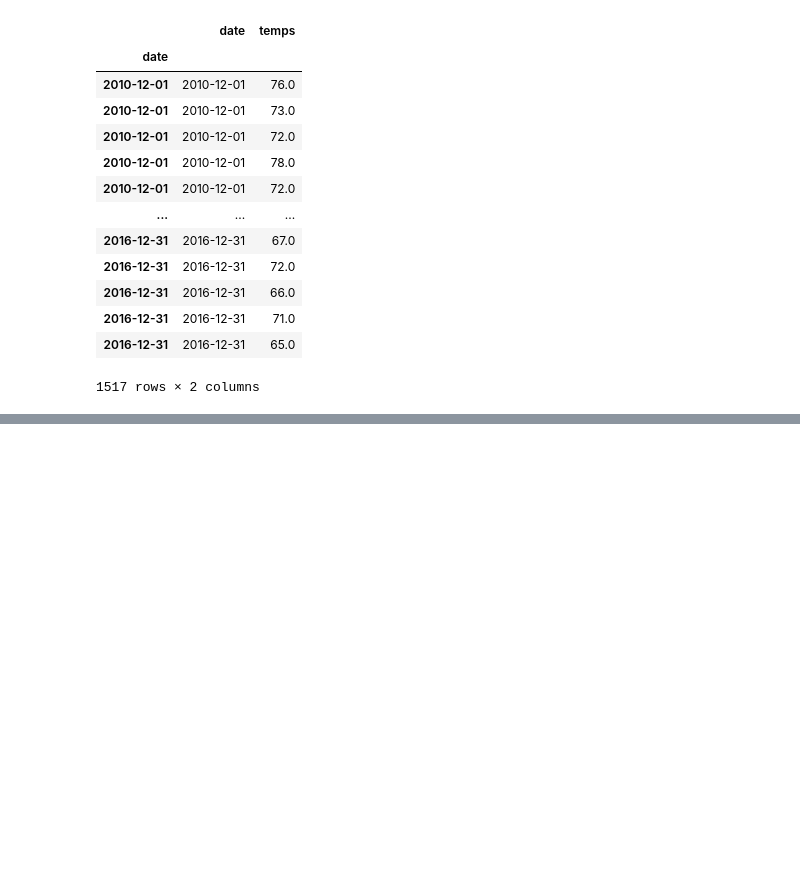
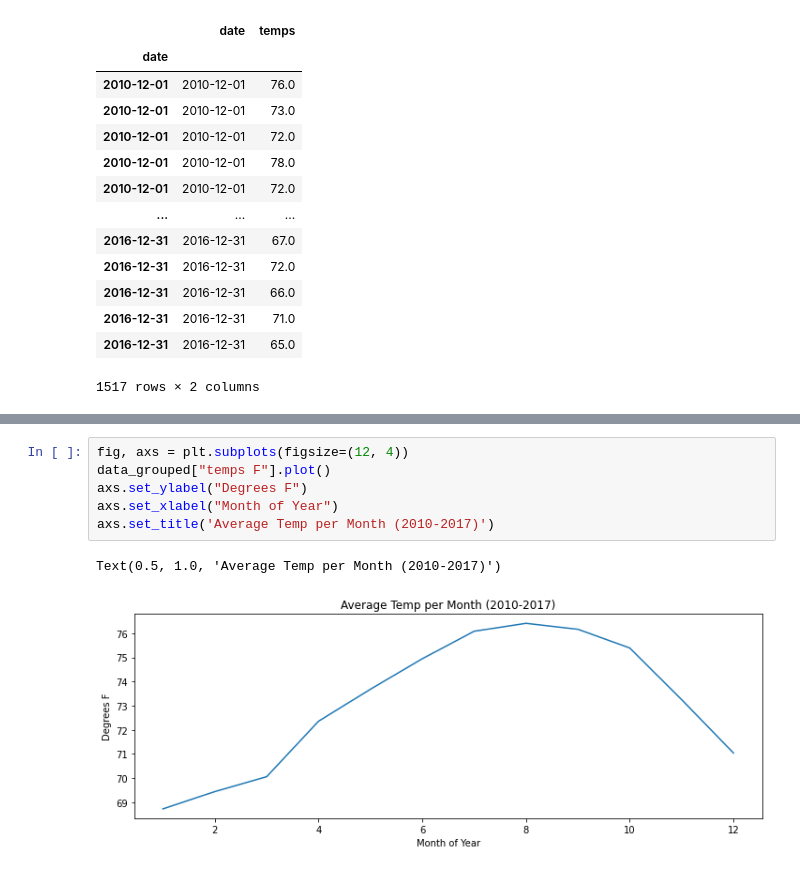
Before and after one commit to gabalita/surfs_up, a Jupyter notebook: SurfsUp_Challenge.ipynb, the cells around one changed output, grey strips where cells are left out. Saved outputs shown, nothing was run; the diff lists cells and outputs as text; blank space fills up the shorter version.

```diff
--- a/SurfsUp_Challenge.ipynb
+++ b/SurfsUp_Challenge.ipynb
@@ -114,0 +187,9 @@ df_dec.describe()
+# %%
+fig, axs = plt.subplots(figsize=(12, 4))
+data_grouped["temps F"].plot()
+axs.set_ylabel("Degrees F")
+axs.set_xlabel("Month of Year")
+axs.set_title('Average Temp per Month (2010-2017)')
+# %% [output]
+Text(0.5, 1.0, 'Average Temp per Month (2010-2017)')
+[figure, added]
```
Also changed, not shown: parts of 8 cells of this notebook, 1 other file.
